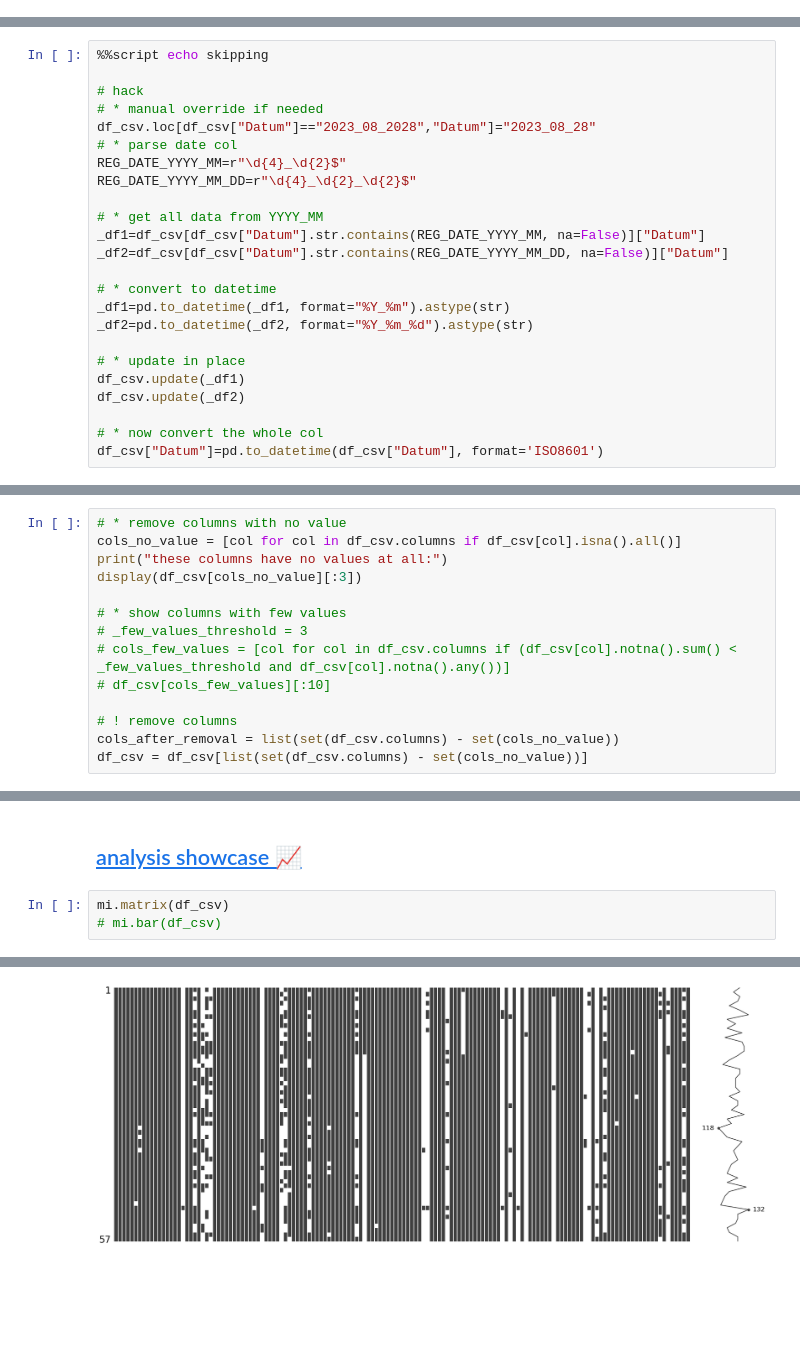
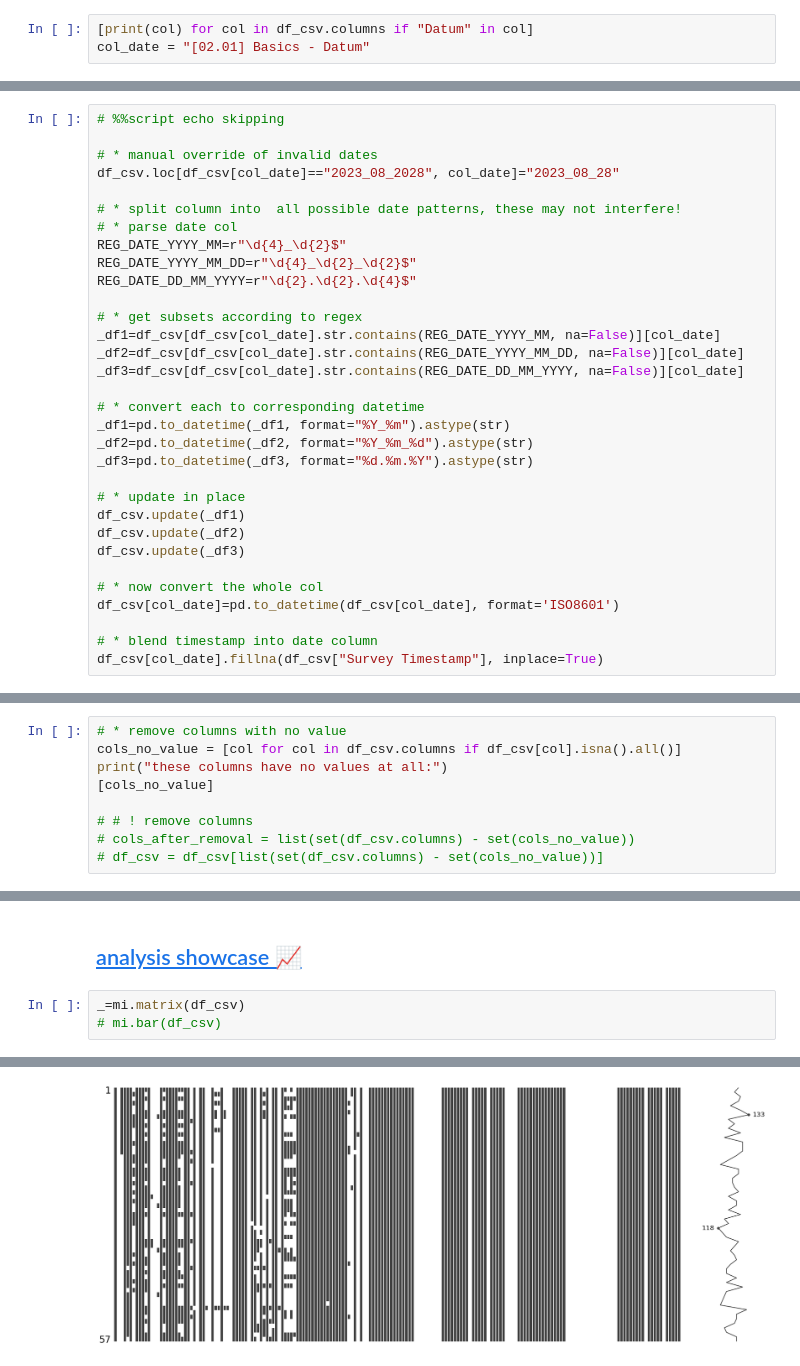
Before and after one commit to smeisegeier/sport-adverse-events, a Jupyter notebook: src/main.ipynb, the cells around one changed output, grey strips where cells are left out. Saved outputs shown, nothing was run; the diff lists cells and outputs as text; blank space fills up the shorter version.

Commit message:
data update

```diff
--- a/src/main.ipynb
+++ b/src/main.ipynb
@@ -162,0 +138,3 @@ col_date = list(set(df_csv.columns) & set(["date_1", "Datum"]))[0]
+# %%
+[print(col) for col in df_csv.columns if "Datum" in col]
+col_date = "[02.01] Basics - Datum"
@@ -163,26 +143,34 @@ col_date = list(set(df_csv.columns) & set(["date_1", "Datum"]))[0]
 # %% [markdown]
 ### <a id='toc1_4_2_'></a>[parse dates to datetime 🕥](#toc0_)
 # %%
-%%script echo skipping
+# %%script echo skipping
 
-# hack
-# * manual override if needed
-df_csv.loc[df_csv["Datum"]=="2023_08_2028","Datum"]="2023_08_28"
+# * manual override of invalid dates
+df_csv.loc[df_csv[col_date]=="2023_08_2028", col_date]="2023_08_28"
+
+# * split column into  all possible date patterns, these may not interfere!
 # * parse date col
 REG_DATE_YYYY_MM=r"\d{4}_\d{2}$"
 REG_DATE_YYYY_MM_DD=r"\d{4}_\d{2}_\d{2}$"
+REG_DATE_DD_MM_YYYY=r"\d{2}.\d{2}.\d{4}$"
 
-# * get all data from YYYY_MM
-_df1=df_csv[df_csv["Datum"].str.contains(REG_DATE_YYYY_MM, na=False)]["Datum"]
-_df2=df_csv[df_csv["Datum"].str.contains(REG_DATE_YYYY_MM_DD, na=False)]["Datum"]
+# * get subsets according to regex
+_df1=df_csv[df_csv[col_date].str.contains(REG_DATE_YYYY_MM, na=False)][col_date]
+_df2=df_csv[df_csv[col_date].str.contains(REG_DATE_YYYY_MM_DD, na=False)][col_date]
+_df3=df_csv[df_csv[col_date].str.contains(REG_DATE_DD_MM_YYYY, na=False)][col_date]
 
-# * convert to datetime
+# * convert each to corresponding datetime
 _df1=pd.to_datetime(_df1, format="%Y_%m").astype(str)
 _df2=pd.to_datetime(_df2, format="%Y_%m_%d").astype(str)
+_df3=pd.to_datetime(_df3, format="%d.%m.%Y").astype(str)
 
 # * update in place
 df_csv.update(_df1)
 df_csv.update(_df2)
+df_csv.update(_df3)
 
 # * now convert the whole col
-df_csv["Datum"]=pd.to_datetime(df_csv["Datum"], format='ISO8601')
+df_csv[col_date]=pd.to_datetime(df_csv[col_date], format='ISO8601')
+
+# * blend timestamp into date column
+df_csv[col_date].fillna(df_csv["Survey Timestamp"], inplace=True)
@@ -206,15 +182,10 @@ Name: count, dtype: int64
 # * remove columns with no value
 cols_no_value = [col for col in df_csv.columns if df_csv[col].isna().all()]
 print("these columns have no values at all:")
-display(df_csv[cols_no_value][:3])
+[cols_no_value]
 
-# * show columns with few values
-# _few_values_threshold = 3
-# cols_few_values = [col for col in df_csv.columns if (df_csv[col].notna().sum() < _few_values_threshold and df_csv[col].notna().any())]
-# df_csv[cols_few_values][:10]
-
-# ! remove columns
-cols_after_removal = list(set(df_csv.columns) - set(cols_no_value))
-df_csv = df_csv[list(set(df_csv.columns) - set(cols_no_value))]
+# # ! remove columns
+# cols_after_removal = list(set(df_csv.columns) - set(cols_no_value))
+# df_csv = df_csv[list(set(df_csv.columns) - set(cols_no_value))]
 # %% [output]
 these columns have no values at all:
@@ -276,6 +246,6 @@ df_csv.reset_index().to_excel(Path(dir_data_out/"df_csv.xlsx"), index=False)
 # %% [markdown]
 ## <a id='toc1_8_'></a>[analysis showcase 📈](#toc0_)
 # %%
-mi.matrix(df_csv)
+_=mi.matrix(df_csv)
 # mi.bar(df_csv)
 # %% [output]
@@ -283 +252 @@ mi.matrix(df_csv)
-[figure, old version]
+[figure, new version]
```
Also changed, not shown: parts of 29 cells of this notebook, 5 other files.
